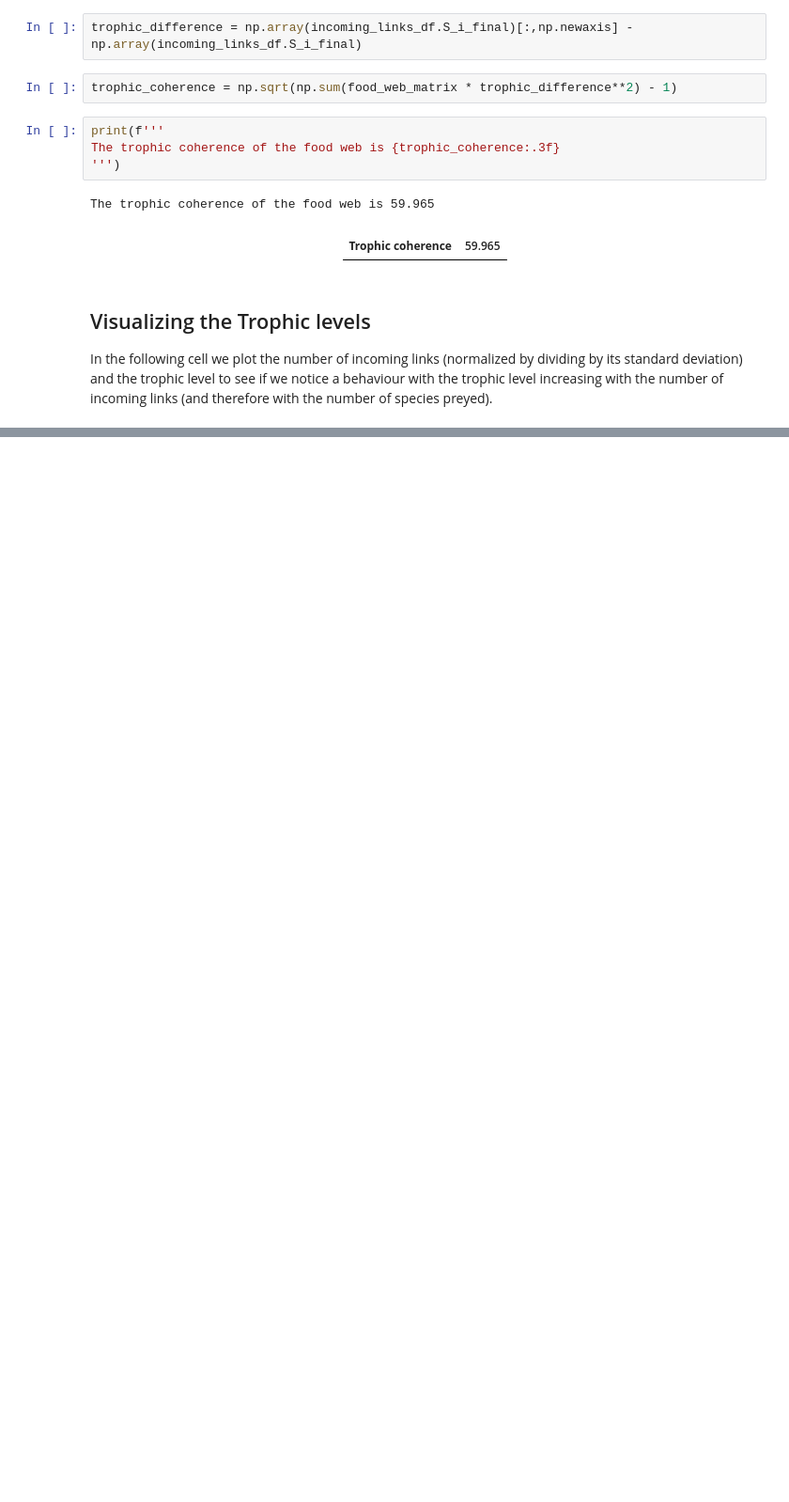
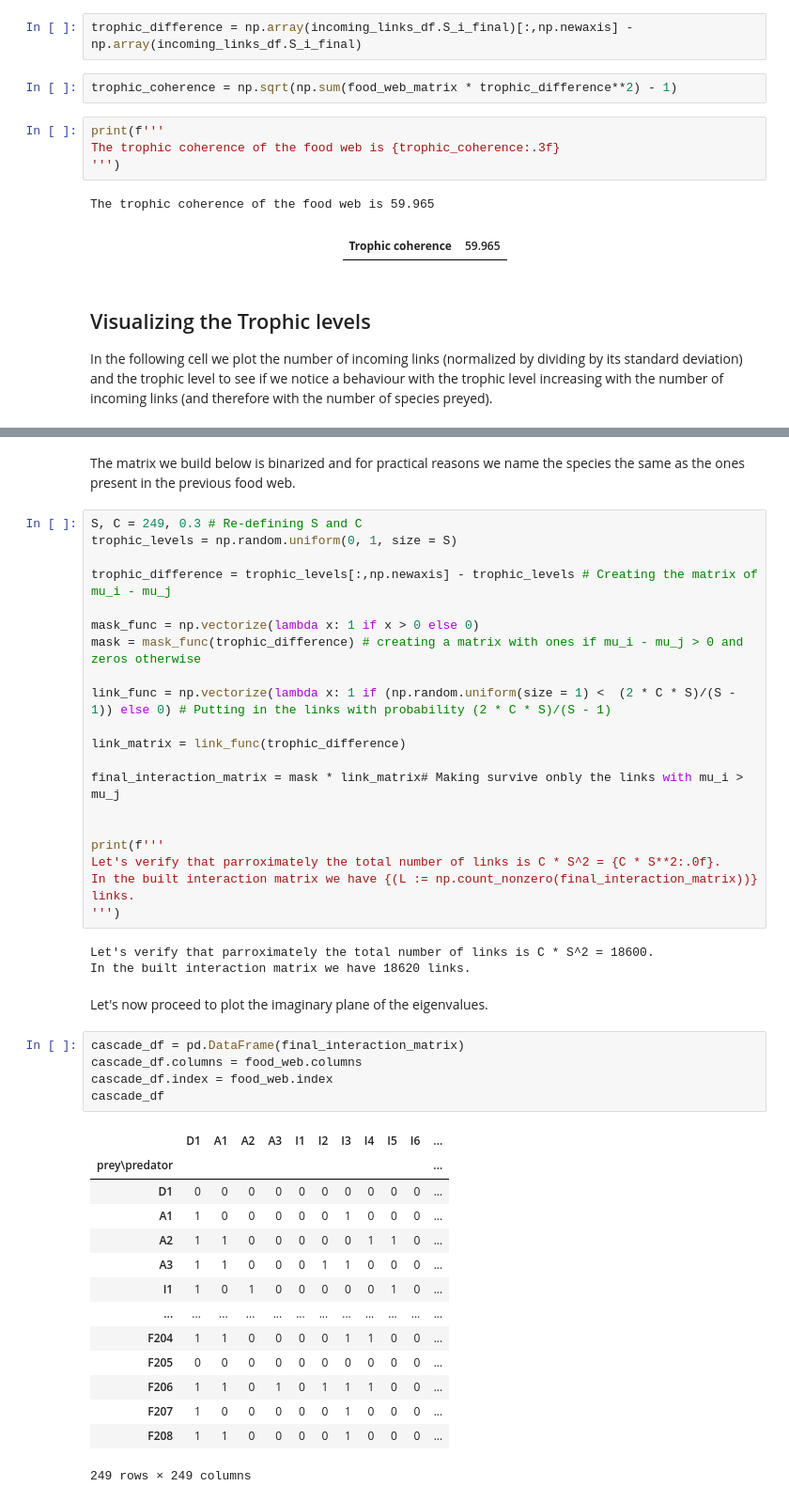
Before and after one commit to tommasoamico/PhysicalModelsOfLivingSystems, a Jupyter notebook: Week_4_assigment/Tommaso_Amico_week4.ipynb, the cells around one changed output, grey strips where cells are left out. Shown: that part at 94% size. Drawn from its saved outputs; the diff is of its cells as text; blank space fills up the shorter version.

Commit message:
Cascade model's first version completed

```diff
--- a/Week_4_assigment/Tommaso_Amico_week4.ipynb
+++ b/Week_4_assigment/Tommaso_Amico_week4.ipynb
@@ -755,0 +771,47 @@ plt.show()
+# %% [markdown]
+The matrix we build below is binarized and for practical reasons we name the species the same as the ones present in the previous food web.
+# %%
+S, C = 249, 0.3 # Re-defining S and C
+trophic_levels = np.random.uniform(0, 1, size = S)
+
+trophic_difference = trophic_levels[:,np.newaxis] - trophic_levels # Creating the matrix of mu_i - mu_j
+
+mask_func = np.vectorize(lambda x: 1 if x > 0 else 0)
+mask = mask_func(trophic_difference) # creating a matrix with ones if mu_i - mu_j > 0 and zeros otherwise
+
+link_func = np.vectorize(lambda x: 1 if (np.random.uniform(size = 1) <  (2 * C * S)/(S - 1)) else 0) # Putting in the links with probability (2 * C * S)/(S - 1)
+
+link_matrix = link_func(trophic_difference)
+
+final_interaction_matrix = mask * link_matrix# Making survive onbly the links with mu_i > mu_j
+
+
+print(f'''
+Let's verify that parroximately the total number of links is C * S^2 = {C * S**2:.0f}.
+In the built interaction matrix we have {(L := np.count_nonzero(final_interaction_matrix))} links.
+''')
+# %% [output]
+Let's verify that parroximately the total number of links is C * S^2 = 18600.
+In the built interaction matrix we have 18620 links.
+# %% [markdown]
+Let's now proceed to plot the imaginary plane of the eigenvalues.
+# %%
+cascade_df = pd.DataFrame(final_interaction_matrix)
+cascade_df.columns = food_web.columns
+cascade_df.index = food_web.index
+cascade_df
+# %% [output]
+|  | D1 | A1 | A2 | A3 | I1 | I2 | I3 | I4 | I5 | I6 | ... |
+| prey\predator |  |  |  |  |  |  |  |  |  |  | ... |
+| D1 | 0 | 0 | 0 | 0 | 0 | 0 | 0 | 0 | 0 | 0 | ... |
+| A1 | 1 | 0 | 0 | 0 | 0 | 0 | 1 | 0 | 0 | 0 | ... |
+| A2 | 1 | 1 | 0 | 0 | 0 | 0 | 0 | 1 | 1 | 0 | ... |
+| A3 | 1 | 1 | 0 | 0 | 0 | 1 | 1 | 0 | 0 | 0 | ... |
+| I1 | 1 | 0 | 1 | 0 | 0 | 0 | 0 | 0 | 1 | 0 | ... |
+| ... | ... | ... | ... | ... | ... | ... | ... | ... | ... | ... | ... |
+| F204 | 1 | 1 | 0 | 0 | 0 | 0 | 1 | 1 | 0 | 0 | ... |
+| F205 | 0 | 0 | 0 | 0 | 0 | 0 | 0 | 0 | 0 | 0 | ... |
+| F206 | 1 | 1 | 0 | 1 | 0 | 1 | 1 | 1 | 0 | 0 | ... |
+| F207 | 1 | 0 | 0 | 0 | 0 | 0 | 1 | 0 | 0 | 0 | ... |
+| F208 | 1 | 1 | 0 | 0 | 0 | 0 | 1 | 0 | 0 | 0 | ... |
+249 rows × 249 columns
```
Also changed, not shown: parts of 13 cells of this notebook.
